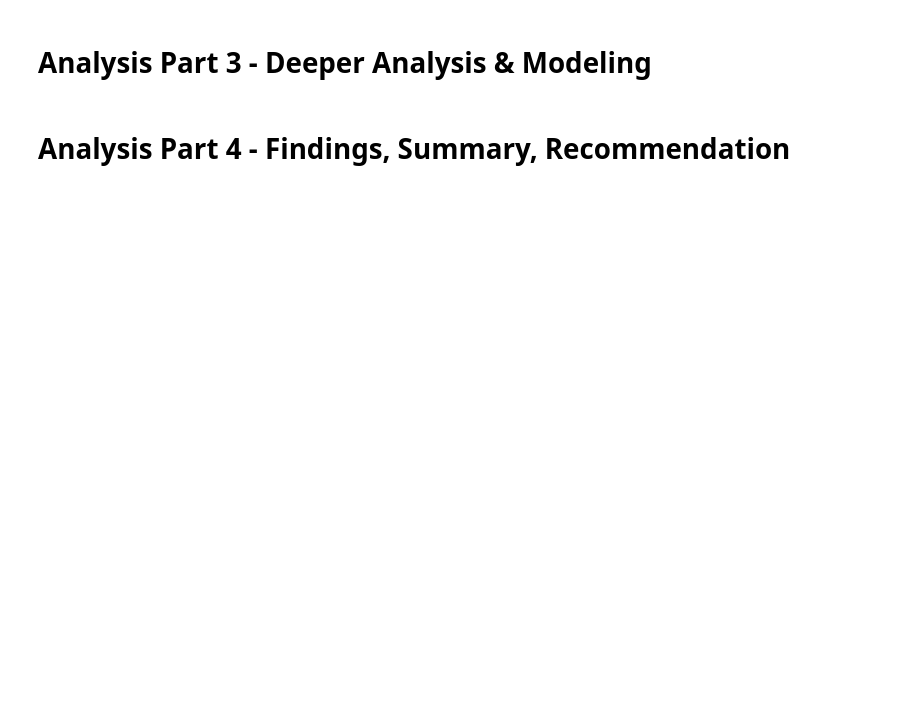
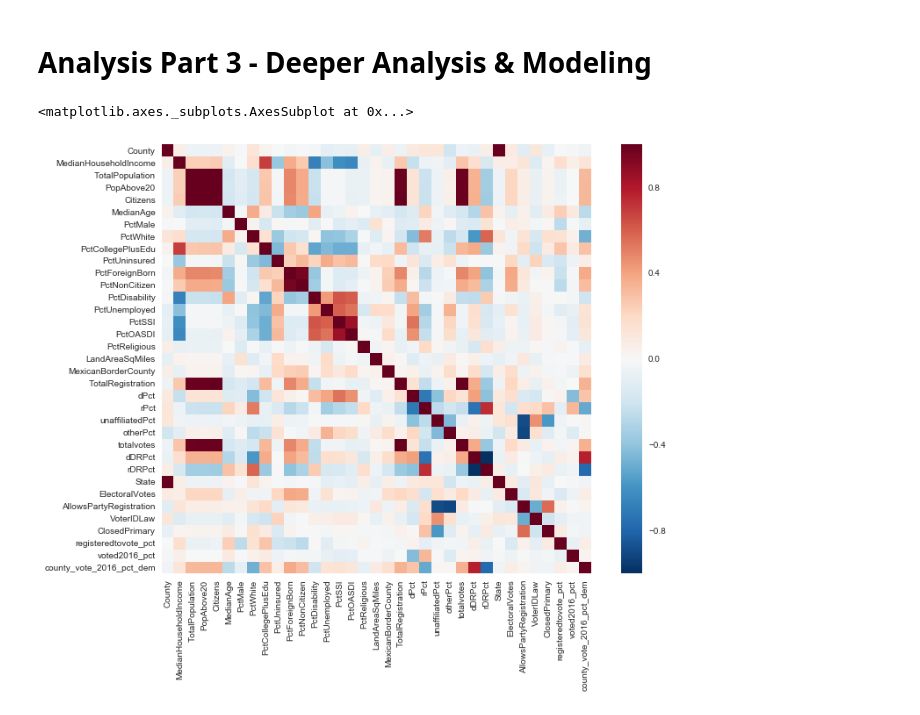
Before and after one commit to WhatShihWrote/data-science-class, a Jupyter notebook: projects/final_project_data/Terri-Shih-Final-Project.ipynb, the cells around one changed output. Cells and saved outputs as stored; diff of their text form; code cells hidden in the pictures; blank space fills up the shorter version.

```diff
--- a/projects/final_project_data/Terri-Shih-Final-Project.ipynb
+++ b/projects/final_project_data/Terri-Shih-Final-Project.ipynb
@@ -537,7 +539,3 @@ all_the_data[['totalvotes','TotalRegistration','voted2016_pct']].head()
 | 2 | 10469 | 16218.0 | 0.645517 |
 | 3 | 8819 | 12108.0 | 0.728361 |
 | 4 | 25588 | 34276.0 | 0.746528 |
-# %%
-# Finally, let's create a conditional variable based on how the county voted in 2016 to signal if the county went Republican or Democrat
-
-all_the_data['voted2016_pct'] = ("Clinton" if all_the_data['dDRPct'] > all_the_data['rDRPct'] else "Trump")
@@ -555,3 +551,13 @@ all_the_data[['registeredtovote_pct','voted2016_pct']].describe()
 | 50% | 0.873834 | 0.691956 |
 | 75% | 0.949200 | 0.744196 |
 | max | 2.040469 | 19.716800 |
+# %%
+# Finally, let's create a conditional variable based on how the county voted in 2016 to signal if the county went Republican or Democrat
+# I want 1 column that writes out who the county voted for, and 1 column that codes a 1 for democrat and 0 for republican
+# This will allow me to do pivots with the string, and percentage calculations for the number
+
+all_the_data['county_vote_2016'] = all_the_data['dDRPct'].apply(lambda x: "clinton" if x>0.5 else 'trump')
+all_the_data['county_vote_2016_pct_dem'] = all_the_data['dDRPct'].apply(lambda x: 1 if x>0.5 else 0)
+
+# We will apply a Lambda function that assigns "Clinton" if the % of votes that are democratic is > 50%, an "Trump" otherwise.
+# Thanks Chris!
@@ -558,4 +584,12 @@ all_the_data[['registeredtovote_pct','voted2016_pct']].describe()
 # %% [markdown]
 # Analysis Part 3 - Deeper Analysis & Modeling
-# %% [markdown]
-# Analysis Part 4 - Findings, Summary, Recommendation
+# %%
+# To see what I want to dig into, let's do another correlation matrix with our new varaibles.
+# This time, however, I am thinking of relationships to outcomes.
+
+corrmat = all_the_data.corr()
+plt.subplots(figsize=(12,9))
+sns.heatmap(corrmat, vmax=0.9, square=True)
+# %% [output]
+<matplotlib.axes._subplots.AxesSubplot at 0x...>
+[figure, added]
```
Also changed, not shown: parts of 46 cells of this notebook.
